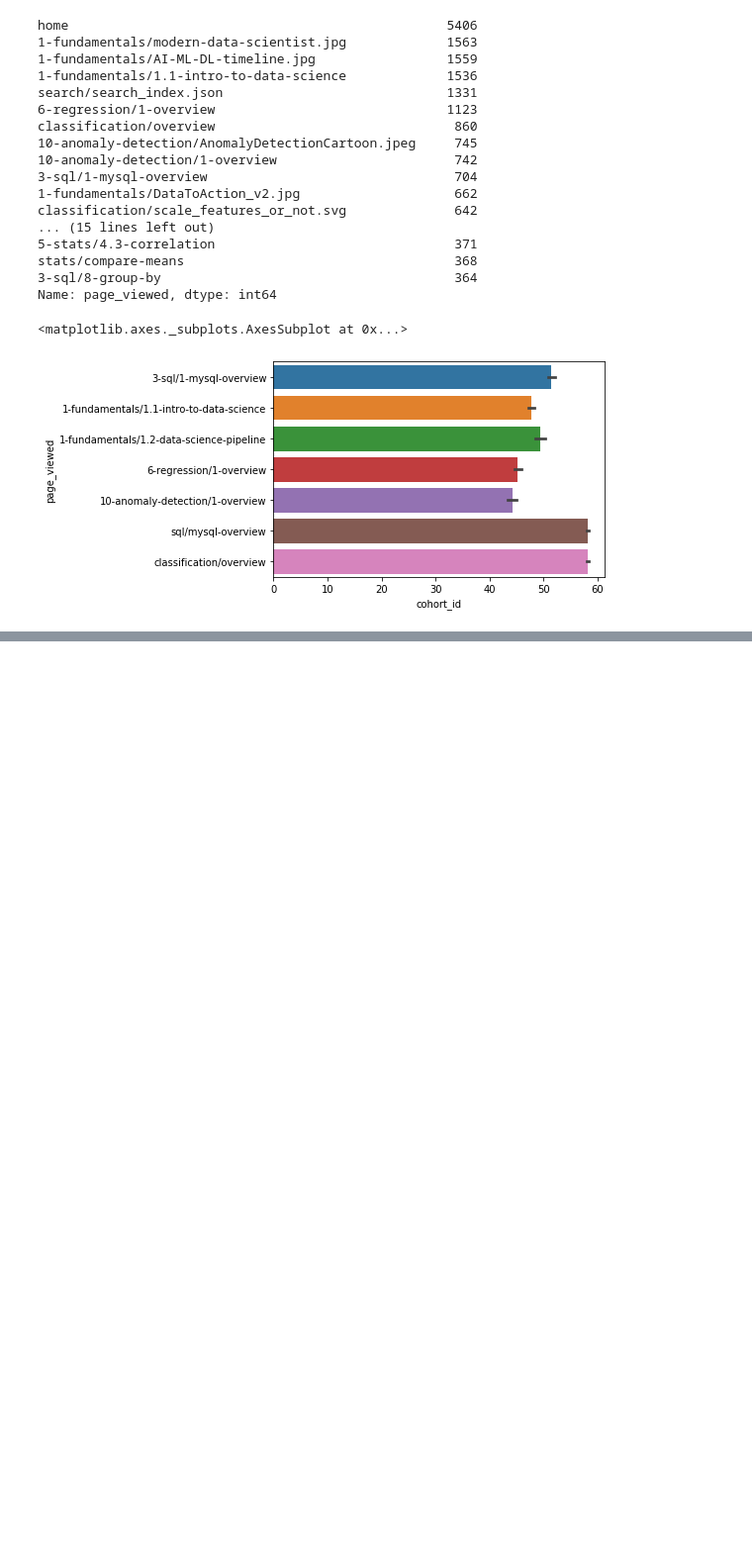
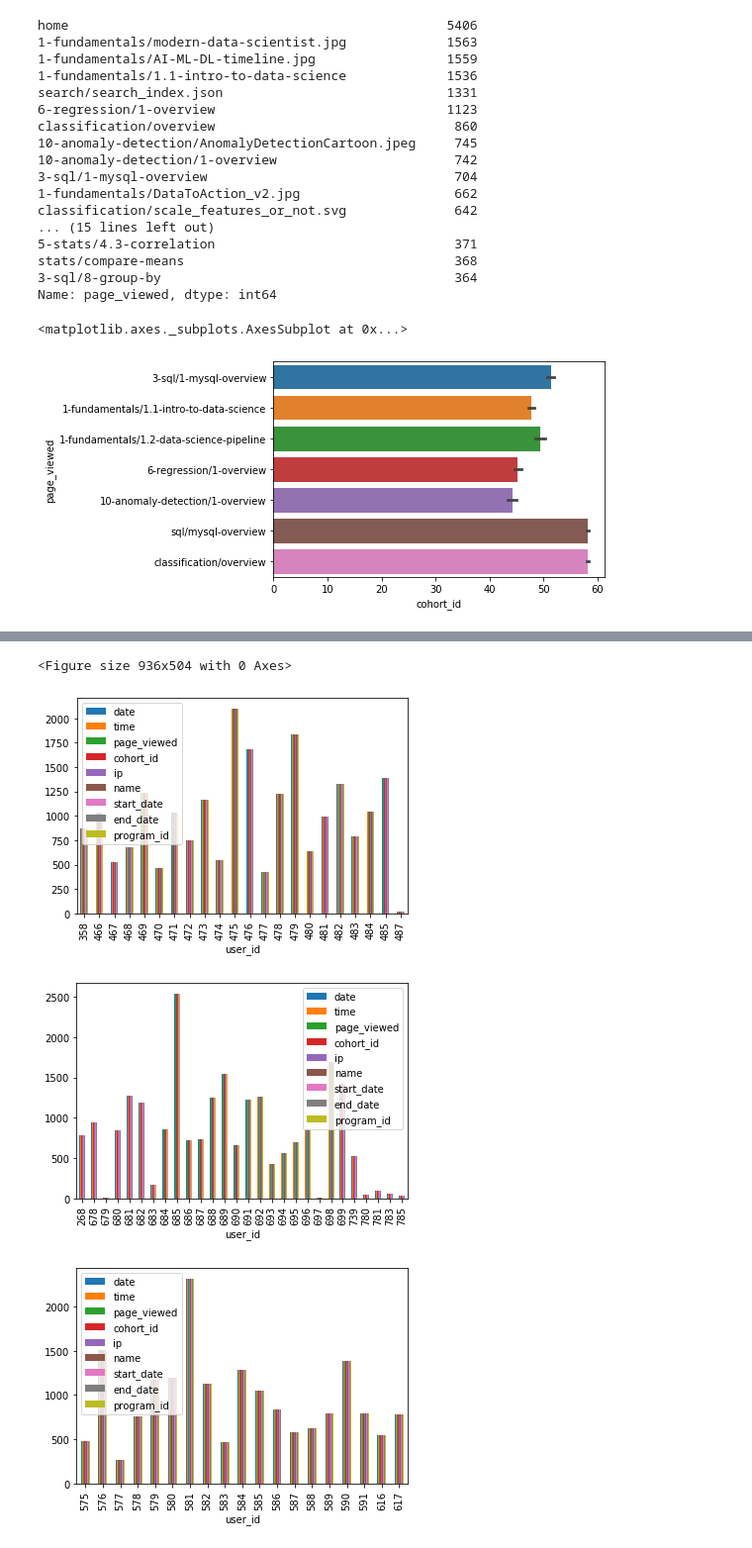
Before and after one commit to AI-Gomez/anomaly-detection-project, a Jupyter notebook: notebook.ipynb, the cells around one changed output, grey strips where cells are left out. Shown: that part at 99% size. Drawn from its saved outputs; the diff is of its cells as text; code cells hidden in the pictures; blank space fills up the shorter version.

```diff
--- a/notebook.ipynb
+++ b/notebook.ipynb
@@ -414,0 +542,12 @@ ValueError: Could not interpret input 'cohort_id'
+# %%
+cohorts = [34, 59, 55]
+plt.figure(figsize=(13,7))
+for p in cohorts:
+    ds1 = df_ds[df_ds.cohort_id == p]
+    ds1[ds1.date.between(ds1.start_date, ds1.end_date, inclusive = True)].groupby('user_id').count().plot(kind='bar')
+    plt.show()
+# %% [output]
+<Figure size 936x504 with 0 Axes>
+[figure, added]
+[figure, added]
+[figure, added]
```
Also changed, not shown: parts of 79 cells of this notebook.
